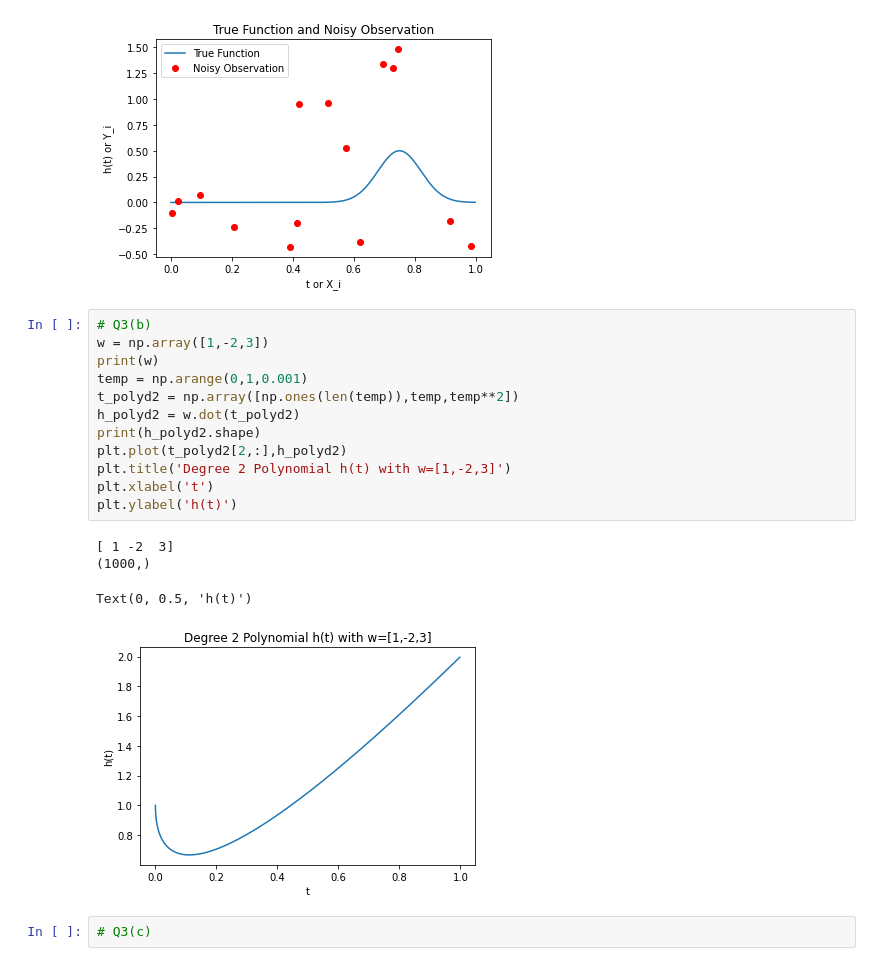
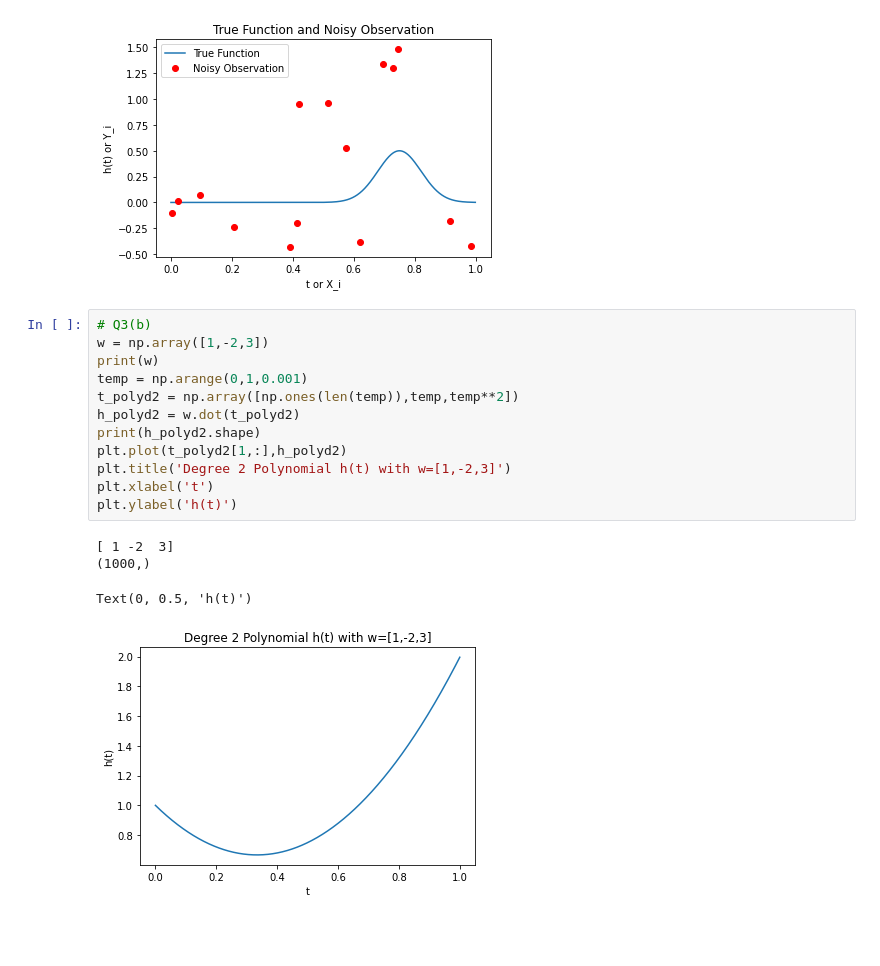
Before and after one commit to hitchenxing/hitchenxing.github.io, a Jupyter notebook: Untitled0.ipynb, the cells around one changed output. Drawn from its saved outputs; the diff is of its cells as text; blank space fills up the shorter version.

```diff
--- a/Untitled0.ipynb
+++ b/Untitled0.ipynb
@@ -23,19 +23,17 @@ Text(0, 0.5, 'h(t) or Y_i')
 # %%
 # Q3(b)
 w = np.array([1,-2,3])
 print(w)
 temp = np.arange(0,1,0.001)
 t_polyd2 = np.array([np.ones(len(temp)),temp,temp**2])
 h_polyd2 = w.dot(t_polyd2)
 print(h_polyd2.shape)
-plt.plot(t_polyd2[2,:],h_polyd2)
+plt.plot(t_polyd2[1,:],h_polyd2)
 plt.title('Degree 2 Polynomial h(t) with w=[1,-2,3]')
 plt.xlabel('t')
 plt.ylabel('h(t)')
 # %% [output]
 [ 1 -2  3]
 (1000,)
 Text(0, 0.5, 'h(t)')
-[figure, old version]
+[figure, new version]
-# %%
-# Q3(c)
```
Also changed, not shown: parts of 1 cell of this notebook.
